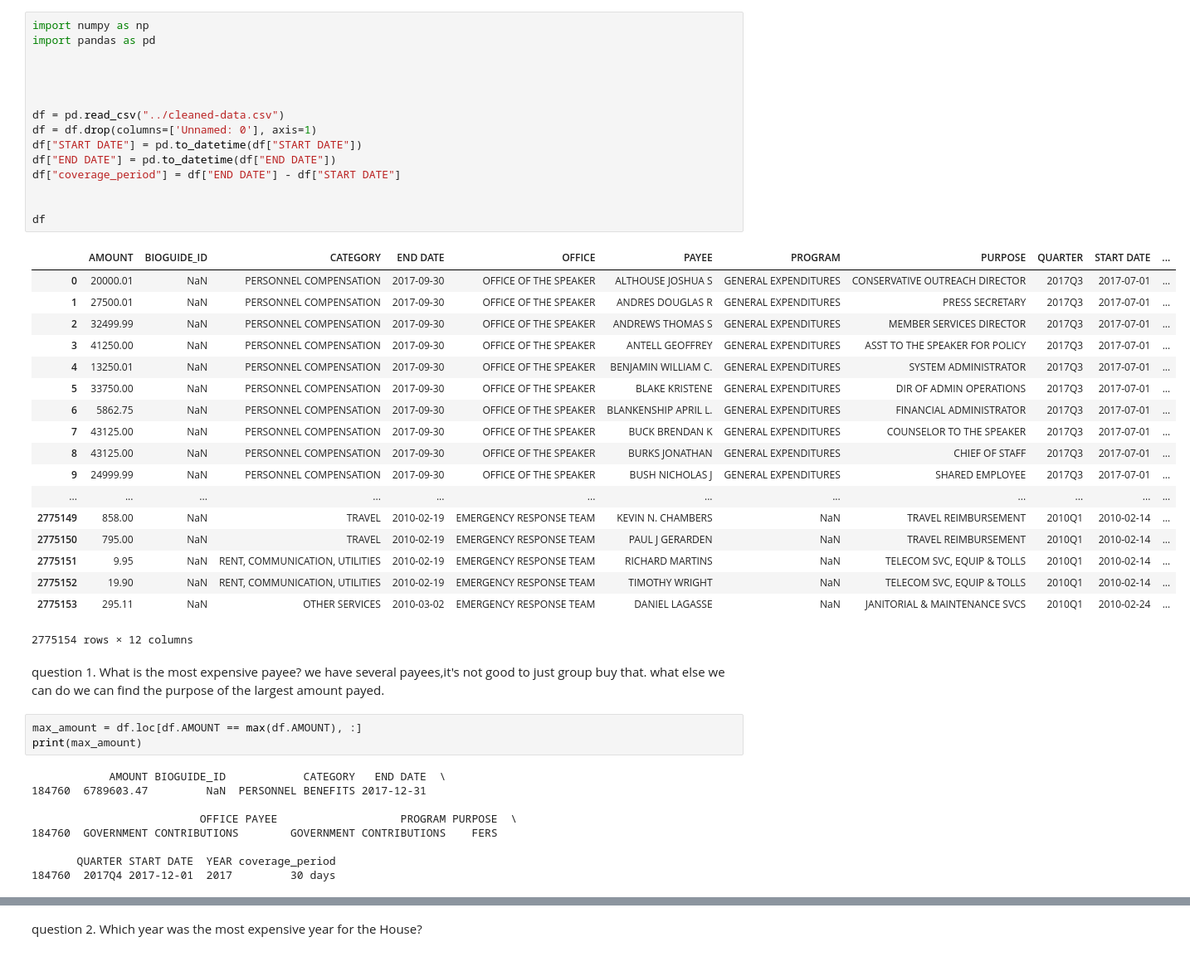
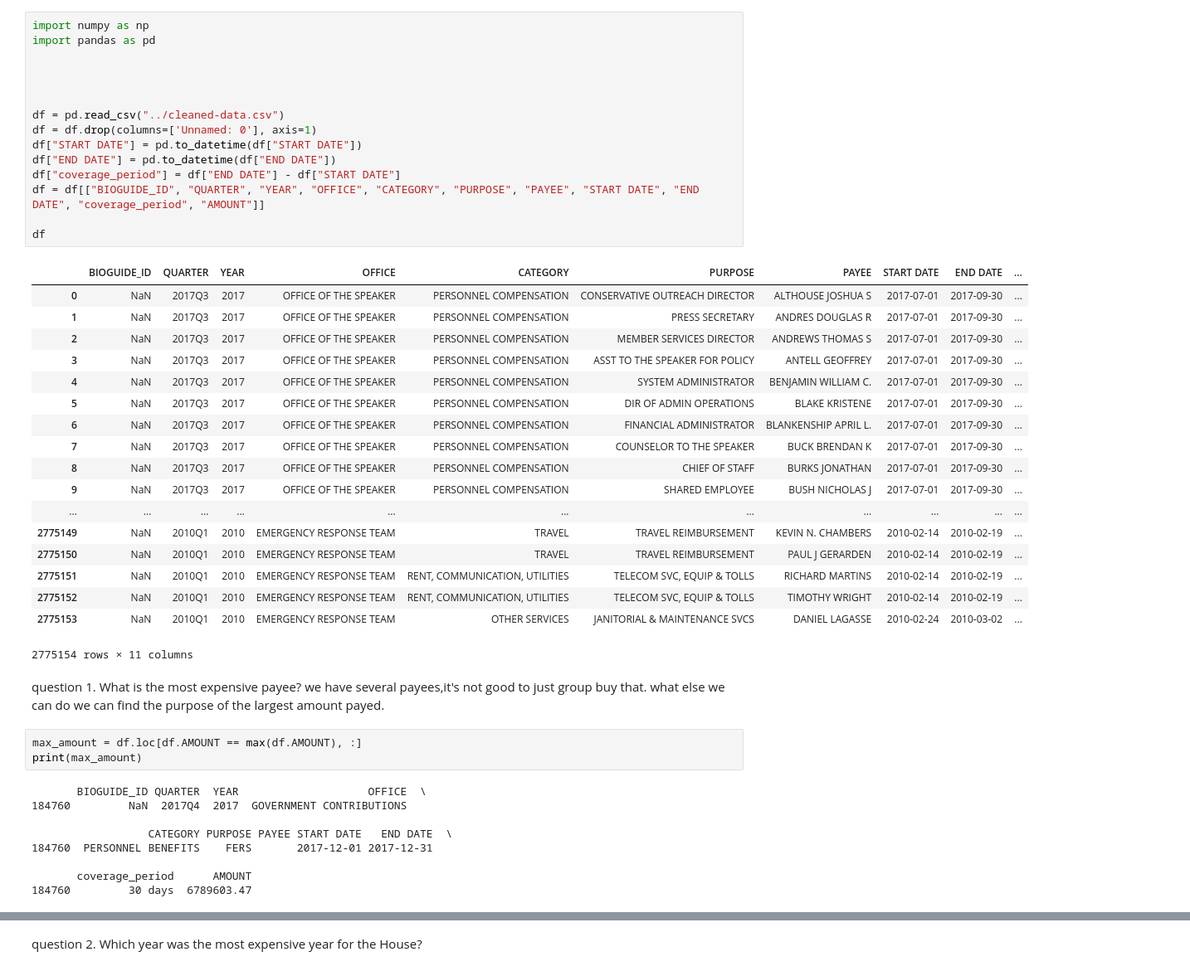
Before and after one commit to arminkhayyer/Information-Technology-Dr-Smith, a Jupyter notebook: Project2 notebook.ipynb, the cells around one changed output, grey strips where cells are left out. Shown at 83% size. Saved outputs shown, nothing was run; the diff lists cells and outputs as text.

```diff
--- a/Project2 notebook.ipynb
+++ b/Project2 notebook.ipynb
@@ -1,37 +1,37 @@
 # %%
 import numpy as np
 import pandas as pd
 
 
 
 
 df = pd.read_csv("../cleaned-data.csv")
 df = df.drop(columns=['Unnamed: 0'], axis=1)
 df["START DATE"] = pd.to_datetime(df["START DATE"])
 df["END DATE"] = pd.to_datetime(df["END DATE"])
 df["coverage_period"] = df["END DATE"] - df["START DATE"]
-
+df = df[["BIOGUIDE_ID", "QUARTER", "YEAR", "OFFICE", "CATEGORY", "PURPOSE", "PAYEE", "START DATE", "END DATE", "coverage_period", "AMOUNT"]]
 
 df
 # %% [output]
-|  | AMOUNT | BIOGUIDE_ID | CATEGORY | END DATE | OFFICE | PAYEE | PROGRAM | PURPOSE | QUARTER | START DATE | ... |
-| 0 | 20000.01 | NaN | PERSONNEL COMPENSATION | 2017-09-30 | OFFICE OF THE SPEAKER | ALTHOUSE JOSHUA S | GENERAL EXPENDITURES | CONSERVATIVE OUTREACH DIRECTOR | 2017Q3 | 2017-07-01 | ... |
-| 1 | 27500.01 | NaN | PERSONNEL COMPENSATION | 2017-09-30 | OFFICE OF THE SPEAKER | ANDRES DOUGLAS R | GENERAL EXPENDITURES | PRESS SECRETARY | 2017Q3 | 2017-07-01 | ... |
-| 2 | 32499.99 | NaN | PERSONNEL COMPENSATION | 2017-09-30 | OFFICE OF THE SPEAKER | ANDREWS THOMAS S | GENERAL EXPENDITURES | MEMBER SERVICES DIRECTOR | 2017Q3 | 2017-07-01 | ... |
-| 3 | 41250.00 | NaN | PERSONNEL COMPENSATION | 2017-09-30 | OFFICE OF THE SPEAKER | ANTELL GEOFFREY | GENERAL EXPENDITURES | ASST TO THE SPEAKER FOR POLICY | 2017Q3 | 2017-07-01 | ... |
-| 4 | 13250.01 | NaN | PERSONNEL COMPENSATION | 2017-09-30 | OFFICE OF THE SPEAKER | BENJAMIN WILLIAM C. | GENERAL EXPENDITURES | SYSTEM ADMINISTRATOR | 2017Q3 | 2017-07-01 | ... |
-| 5 | 33750.00 | NaN | PERSONNEL COMPENSATION | 2017-09-30 | OFFICE OF THE SPEAKER | BLAKE KRISTENE | GENERAL EXPENDITURES | DIR OF ADMIN OPERATIONS | 2017Q3 | 2017-07-01 | ... |
-| 6 | 5862.75 | NaN | PERSONNEL COMPENSATION | 2017-09-30 | OFFICE OF THE SPEAKER | BLANKENSHIP APRIL L. | GENERAL EXPENDITURES | FINANCIAL ADMINISTRATOR | 2017Q3 | 2017-07-01 | ... |
-| 7 | 43125.00 | NaN | PERSONNEL COMPENSATION | 2017-09-30 | OFFICE OF THE SPEAKER | BUCK BRENDAN K | GENERAL EXPENDITURES | COUNSELOR TO THE SPEAKER | 2017Q3 | 2017-07-01 | ... |
-| 8 | 43125.00 | NaN | PERSONNEL COMPENSATION | 2017-09-30 | OFFICE OF THE SPEAKER | BURKS JONATHAN | GENERAL EXPENDITURES | CHIEF OF STAFF | 2017Q3 | 2017-07-01 | ... |
-| 9 | 24999.99 | NaN | PERSONNEL COMPENSATION | 2017-09-30 | OFFICE OF THE SPEAKER | BUSH NICHOLAS J | GENERAL EXPENDITURES | SHARED EMPLOYEE | 2017Q3 | 2017-07-01 | ... |
-| ... | ... | ... | ... | ... | ... | ... | ... | ... | ... | ... | ... |
-| 2775149 | 858.00 | NaN | TRAVEL | 2010-02-19 | EMERGENCY RESPONSE TEAM | KEVIN N. CHAMBERS | NaN | TRAVEL REIMBURSEMENT | 2010Q1 | 2010-02-14 | ... |
-| 2775150 | 795.00 | NaN | TRAVEL | 2010-02-19 | EMERGENCY RESPONSE TEAM | PAUL J GERARDEN | NaN | TRAVEL REIMBURSEMENT | 2010Q1 | 2010-02-14 | ... |
-| 2775151 | 9.95 | NaN | RENT, COMMUNICATION, UTILITIES | 2010-02-19 | EMERGENCY RESPONSE TEAM | RICHARD MARTINS | NaN | TELECOM SVC, EQUIP & TOLLS | 2010Q1 | 2010-02-14 | ... |
-| 2775152 | 19.90 | NaN | RENT, COMMUNICATION, UTILITIES | 2010-02-19 | EMERGENCY RESPONSE TEAM | TIMOTHY WRIGHT | NaN | TELECOM SVC, EQUIP & TOLLS | 2010Q1 | 2010-02-14 | ... |
-| 2775153 | 295.11 | NaN | OTHER SERVICES | 2010-03-02 | EMERGENCY RESPONSE TEAM | DANIEL LAGASSE | NaN | JANITORIAL & MAINTENANCE SVCS | 2010Q1 | 2010-02-24 | ... |
+|  | BIOGUIDE_ID | QUARTER | YEAR | OFFICE | CATEGORY | PURPOSE | PAYEE | START DATE | END DATE | ... |
+| 0 | NaN | 2017Q3 | 2017 | OFFICE OF THE SPEAKER | PERSONNEL COMPENSATION | CONSERVATIVE OUTREACH DIRECTOR | ALTHOUSE JOSHUA S | 2017-07-01 | 2017-09-30 | ... |
+| 1 | NaN | 2017Q3 | 2017 | OFFICE OF THE SPEAKER | PERSONNEL COMPENSATION | PRESS SECRETARY | ANDRES DOUGLAS R | 2017-07-01 | 2017-09-30 | ... |
+| 2 | NaN | 2017Q3 | 2017 | OFFICE OF THE SPEAKER | PERSONNEL COMPENSATION | MEMBER SERVICES DIRECTOR | ANDREWS THOMAS S | 2017-07-01 | 2017-09-30 | ... |
+| 3 | NaN | 2017Q3 | 2017 | OFFICE OF THE SPEAKER | PERSONNEL COMPENSATION | ASST TO THE SPEAKER FOR POLICY | ANTELL GEOFFREY | 2017-07-01 | 2017-09-30 | ... |
+| 4 | NaN | 2017Q3 | 2017 | OFFICE OF THE SPEAKER | PERSONNEL COMPENSATION | SYSTEM ADMINISTRATOR | BENJAMIN WILLIAM C. | 2017-07-01 | 2017-09-30 | ... |
+| 5 | NaN | 2017Q3 | 2017 | OFFICE OF THE SPEAKER | PERSONNEL COMPENSATION | DIR OF ADMIN OPERATIONS | BLAKE KRISTENE | 2017-07-01 | 2017-09-30 | ... |
+| 6 | NaN | 2017Q3 | 2017 | OFFICE OF THE SPEAKER | PERSONNEL COMPENSATION | FINANCIAL ADMINISTRATOR | BLANKENSHIP APRIL L. | 2017-07-01 | 2017-09-30 | ... |
+| 7 | NaN | 2017Q3 | 2017 | OFFICE OF THE SPEAKER | PERSONNEL COMPENSATION | COUNSELOR TO THE SPEAKER | BUCK BRENDAN K | 2017-07-01 | 2017-09-30 | ... |
+| 8 | NaN | 2017Q3 | 2017 | OFFICE OF THE SPEAKER | PERSONNEL COMPENSATION | CHIEF OF STAFF | BURKS JONATHAN | 2017-07-01 | 2017-09-30 | ... |
+| 9 | NaN | 2017Q3 | 2017 | OFFICE OF THE SPEAKER | PERSONNEL COMPENSATION | SHARED EMPLOYEE | BUSH NICHOLAS J | 2017-07-01 | 2017-09-30 | ... |
+| ... | ... | ... | ... | ... | ... | ... | ... | ... | ... | ... |
+| 2775149 | NaN | 2010Q1 | 2010 | EMERGENCY RESPONSE TEAM | TRAVEL | TRAVEL REIMBURSEMENT | KEVIN N. CHAMBERS | 2010-02-14 | 2010-02-19 | ... |
+| 2775150 | NaN | 2010Q1 | 2010 | EMERGENCY RESPONSE TEAM | TRAVEL | TRAVEL REIMBURSEMENT | PAUL J GERARDEN | 2010-02-14 | 2010-02-19 | ... |
+| 2775151 | NaN | 2010Q1 | 2010 | EMERGENCY RESPONSE TEAM | RENT, COMMUNICATION, UTILITIES | TELECOM SVC, EQUIP & TOLLS | RICHARD MARTINS | 2010-02-14 | 2010-02-19 | ... |
+| 2775152 | NaN | 2010Q1 | 2010 | EMERGENCY RESPONSE TEAM | RENT, COMMUNICATION, UTILITIES | TELECOM SVC, EQUIP & TOLLS | TIMOTHY WRIGHT | 2010-02-14 | 2010-02-19 | ... |
+| 2775153 | NaN | 2010Q1 | 2010 | EMERGENCY RESPONSE TEAM | OTHER SERVICES | JANITORIAL & MAINTENANCE SVCS | DANIEL LAGASSE | 2010-02-24 | 2010-03-02 | ... |
-2775154 rows × 12 columns
+2775154 rows × 11 columns
 # %% [markdown]
 question 1. What is the most expensive payee?
 we have several payees,it's not good to just group buy that. what else we can do we can find the purpose of the largest amount payed.
@@ -39,11 +39,11 @@ we have several payees,it's not good to just group buy that. what else we can do
 max_amount = df.loc[df.AMOUNT == max(df.AMOUNT), :]
 print(max_amount)
 # %% [output]
-            AMOUNT BIOGUIDE_ID            CATEGORY   END DATE  \
-184760  6789603.47         NaN  PERSONNEL BENEFITS 2017-12-31
+       BIOGUIDE_ID QUARTER  YEAR                    OFFICE  \
+184760         NaN  2017Q4  2017  GOVERNMENT CONTRIBUTIONS
 
-                          OFFICE PAYEE                   PROGRAM PURPOSE  \
-184760  GOVERNMENT CONTRIBUTIONS        GOVERNMENT CONTRIBUTIONS    FERS
+                  CATEGORY PURPOSE PAYEE START DATE   END DATE  \
+184760  PERSONNEL BENEFITS    FERS       2017-12-01 2017-12-31
 
-       QUARTER START DATE  YEAR coverage_period
-184760  2017Q4 2017-12-01  2017         30 days
+       coverage_period      AMOUNT
+184760         30 days  6789603.47
```
Also changed, not shown: parts of 10 cells of this notebook, 1 other file.
